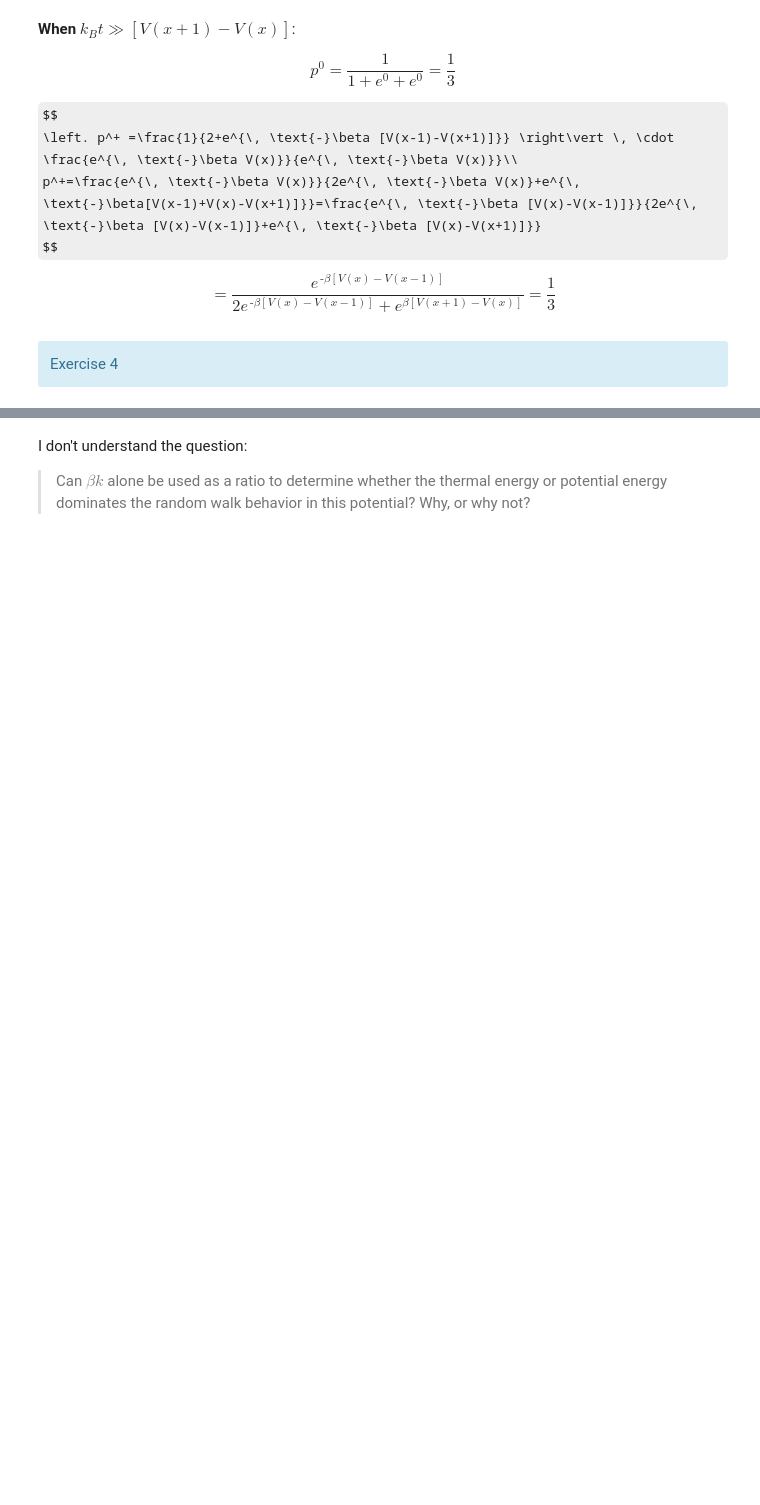
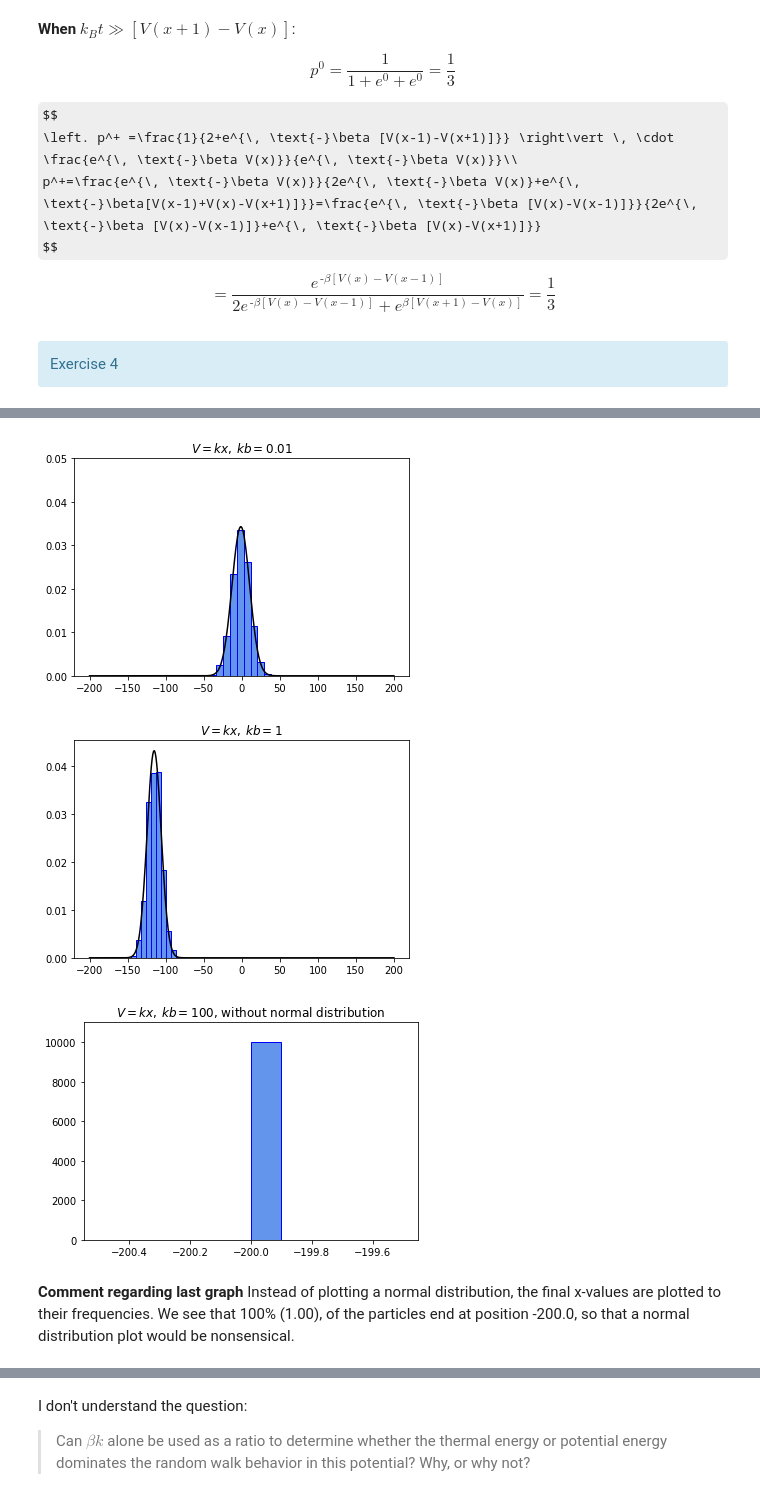
Before and after one commit to fleroviums/TMA4320, a Jupyter notebook: Prosjekt 1/Prosjekt 1-Copy1.ipynb, the cells around one changed output, grey strips where cells are left out. Drawn from its saved outputs; the diff is of its cells as text; code cells hidden in the pictures; some formulas as TeX source; blank space fills up the shorter version.

Commit message:
Finalized exercise 4

```diff
--- a/Prosjekt 1/Prosjekt 1-Copy1.ipynb
+++ b/Prosjekt 1/Prosjekt 1-Copy1.ipynb
@@ -318 +248,35 @@ normalPlot(xvals)
+# %%
+############# 4.2  ############# - Linear potential
+def V_lin(x):
+    return x #kx
+
+for i in range(int(particles)):
+    xvals[i] = rand_walk(kb[0], T, V_lin)
+
+plt.title("$V=kx,\, kb=0.01$")
+plt.ylim(top=0.05)  # adjust the top leaving bottom unchanged
+normalPlot(xvals)
+
+#kb=1
+for i in range(int(particles)):
+    xvals[i] = rand_walk(kb[1], T, V_lin)
+
+plt.title("$V=kx,\, kb=1$")
+normalPlot(xvals)
+
+for i in range(int(particles)):
+    xvals[i] = rand_walk(kb[2], T, V_lin)
+
+plt.title("$V=kx,\, kb=100$, without normal distribution")
+plt.ylim(top=10000*1.1) # Adjust from normalPlot
+plt.hist(xvals, edgecolor='blue', color='cornflowerblue')
+#plt.hist(points, bins=10, density=True, edgecolor='blue', color='cornflowerblue')
+plt.show()
+# %% [output]
+[figure, added]
+[figure, added]
+[figure, added]
+# %% [markdown]
+**Comment regarding last graph**
+Instead of plotting a normal distribution, the final x-values are plotted to their frequencies. We see that 100% (1.00), of the particles end at position -200.0, so that a normal distribution plot would be nonsensical.
 # %%
```
Also changed, not shown: parts of 4 cells of this notebook.
